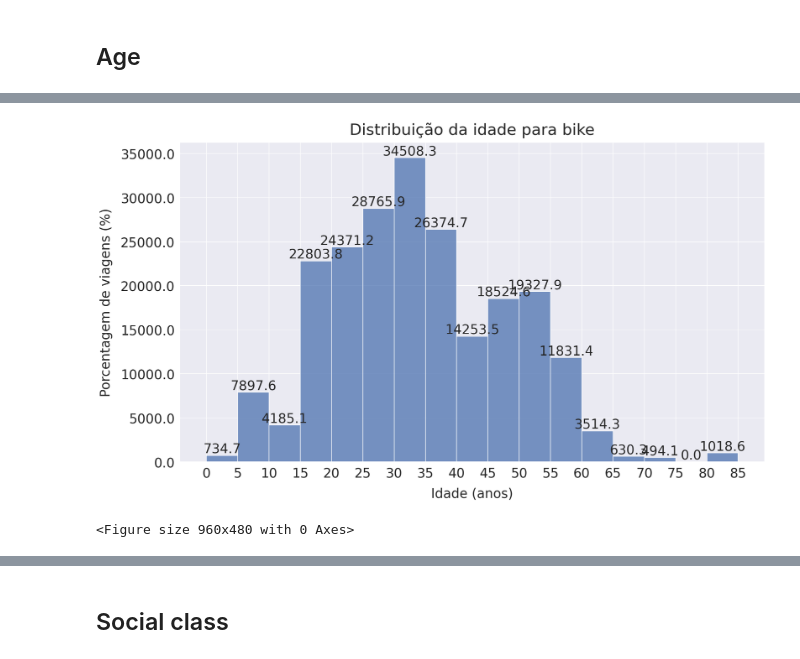
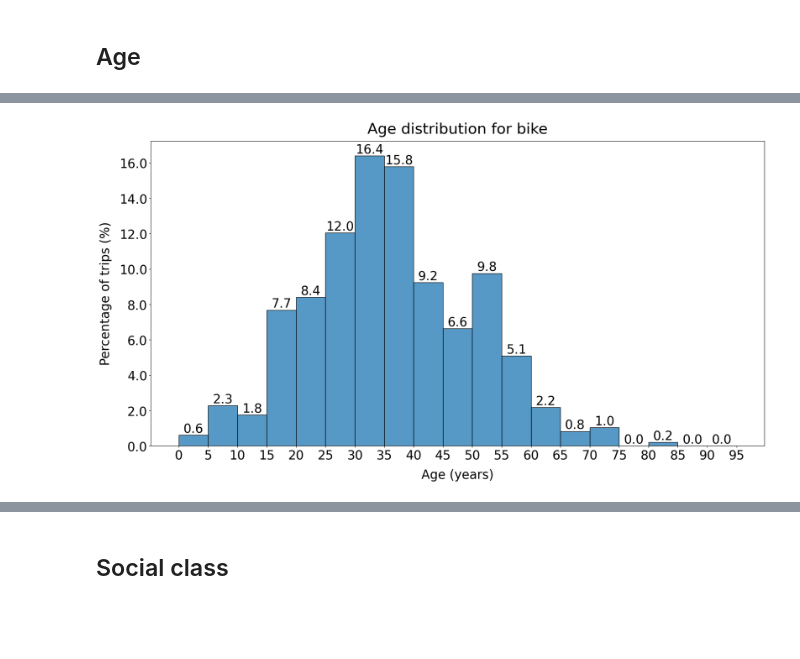
Before and after one commit to anayflima/bikesp-analysis, a Jupyter notebook: data_analysis/TravelSurvey/context_SP.ipynb, the cells around one changed output, grey strips where cells are left out. Drawn from its saved outputs; the diff is of its cells as text; code cells hidden in the pictures; blank space fills up the shorter version.

```diff
--- a/data_analysis/TravelSurvey/context_SP.ipynb
+++ b/data_analysis/TravelSurvey/context_SP.ipynb
@@ -85,0 +61,5 @@ df
+# %%
+mode_column = 'TIPVG'
+mode_index_map = {1: 'Coletivo', 2: 'Individual', 3: 'A pé', 4: 'Bicicleta'}
+df = tsa.calculate_distribution(data, mode_column, expansion_factor_trip, mode_index_map)
+df
@@ -144,2 +123,3 @@ calculate_gender_distribution(data_sp)
 # %%
-bike_trips = data_sp[data_sp['TIPVG'] == 4]
+bike_trips = tsa.get_specific_mode_trips(data_sp, mode_column, [4])
+bike_trips
@@ -344,5 +141,0 @@ plot_histogram_age(bike_trips, mode = 'bike')
-# %%
-plot_histogram_age_fe_via(bike_trips, mode = 'bike')
-# %% [output]
-[figure, removed]
-<Figure size 960x480 with 0 Axes>
@@ -348,0 +146,6 @@ plot_histogram_age_fe_via(bike_trips, mode = 'bike')
+# %%
+list_bins = list(range(0,100,5))
+tsa.plot_histogram_age(bike_trips, age_column, expansion_factor = False,
+                       list_bins = list_bins, mode = 'bike')
+# %% [output]
+[figure, added]
```
Also changed, not shown: parts of 128 cells of this notebook.
